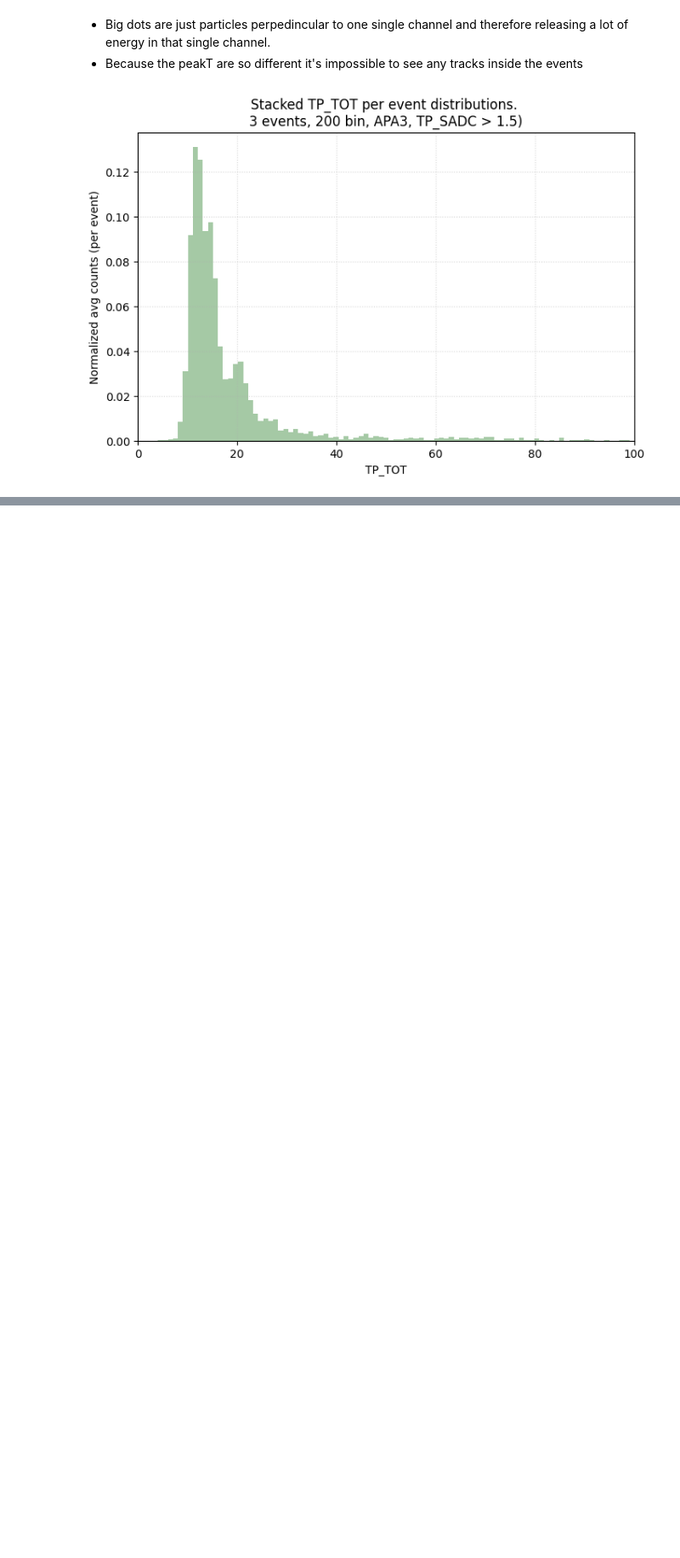
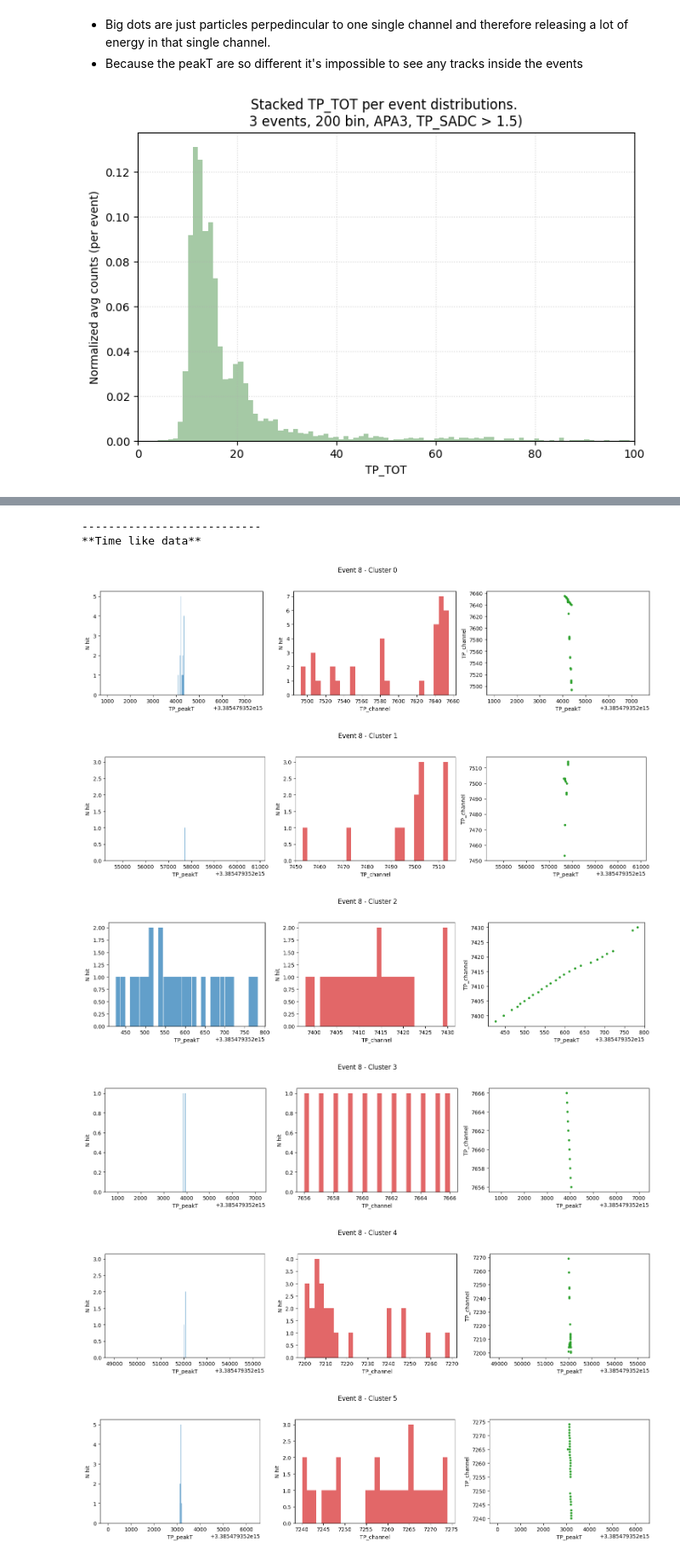
Before and after one commit to JuliaFavaro/SS25_TP_ProtoDUNE, a Jupyter notebook: src/RUN_test_run.ipynb, the cells around one changed output, grey strips where cells are left out. Shown at 85% size. Cells and saved outputs as stored; diff of their text form; code cells hidden in the pictures; blank space fills up the shorter version.

```diff
--- a/src/RUN_test_run.ipynb
+++ b/src/RUN_test_run.ipynb
@@ -650,0 +596,13 @@ Track 6: slope = -0.7303
+# %%
+
+print("---------------------------\n**Time like data**")
+analyze_clusters(time_like_with_clusters, n_events=1)
+# %% [output]
+---------------------------
+**Time like data**
+[figure, added]
+[figure, added]
+[figure, added]
+[figure, added]
+[figure, added]
+[figure, added]
```
Also changed, not shown: parts of 28 cells of this notebook, 19 other files.
